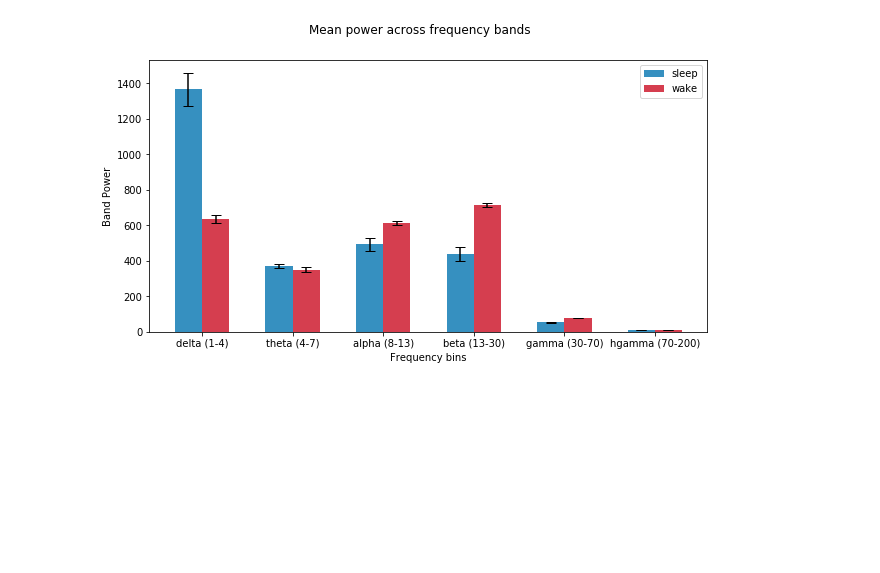
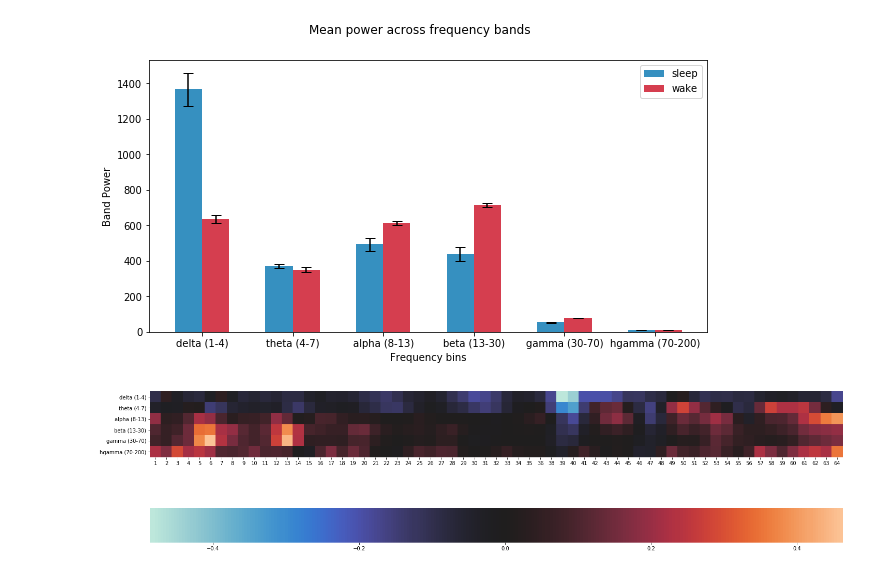
Before and after one commit to sunh20/SleepClass, a Jupyter notebook: sleep_process_d6.ipynb, the cells around one changed output. Cells and saved outputs as stored; diff of their text form; code cells hidden in the pictures; blank space fills up the shorter version.

Commit message:
individual electrodes working

```diff
--- a/sleep_process_d6.ipynb
+++ b/sleep_process_d6.ipynb
@@ -298,0 +292,25 @@ hgamma (70-200)         1.9e-11  ***
+# %%
+# do the same thing but now by electrode
+chan = np.arange(0,65)
+chan = np.delete(chan,37)
+chan = np.delete(chan,0)
+
+# make dataframes for sleep + wake electrodes
+p_e_wake = pd.DataFrame(data=np.mean(pow_bands_wake,axis=0).transpose(),
+                        columns=bar_labels,
+                        index=chan)
+p_e_wake.index.name = 'Electrode'
+p_e_sleep = pd.DataFrame(data=np.mean(pow_bands_sleep,axis=0).transpose(),
+                         columns=bar_labels,
+                         index=chan)
+p_e_sleep.index.name = 'Electrode'
+
+# make difference dataframe - normalized
+p_e_diff = p_e_wake - p_e_sleep
+p_e_diff_norm = pd.DataFrame(data=preprocessing.normalize(np.array(p_e_diff),axis=0),
+                             columns=bar_labels,
+                             index=chan)
+plt.figure(figsize=[24,12])
+ax = sns.heatmap(p_e_diff_norm.transpose(),square=True,center=0,cbar_kws={"orientation": "horizontal"})
+# %% [output]
+[figure, added]
```
Also changed, not shown: parts of 13 cells of this notebook, 1 other file.
